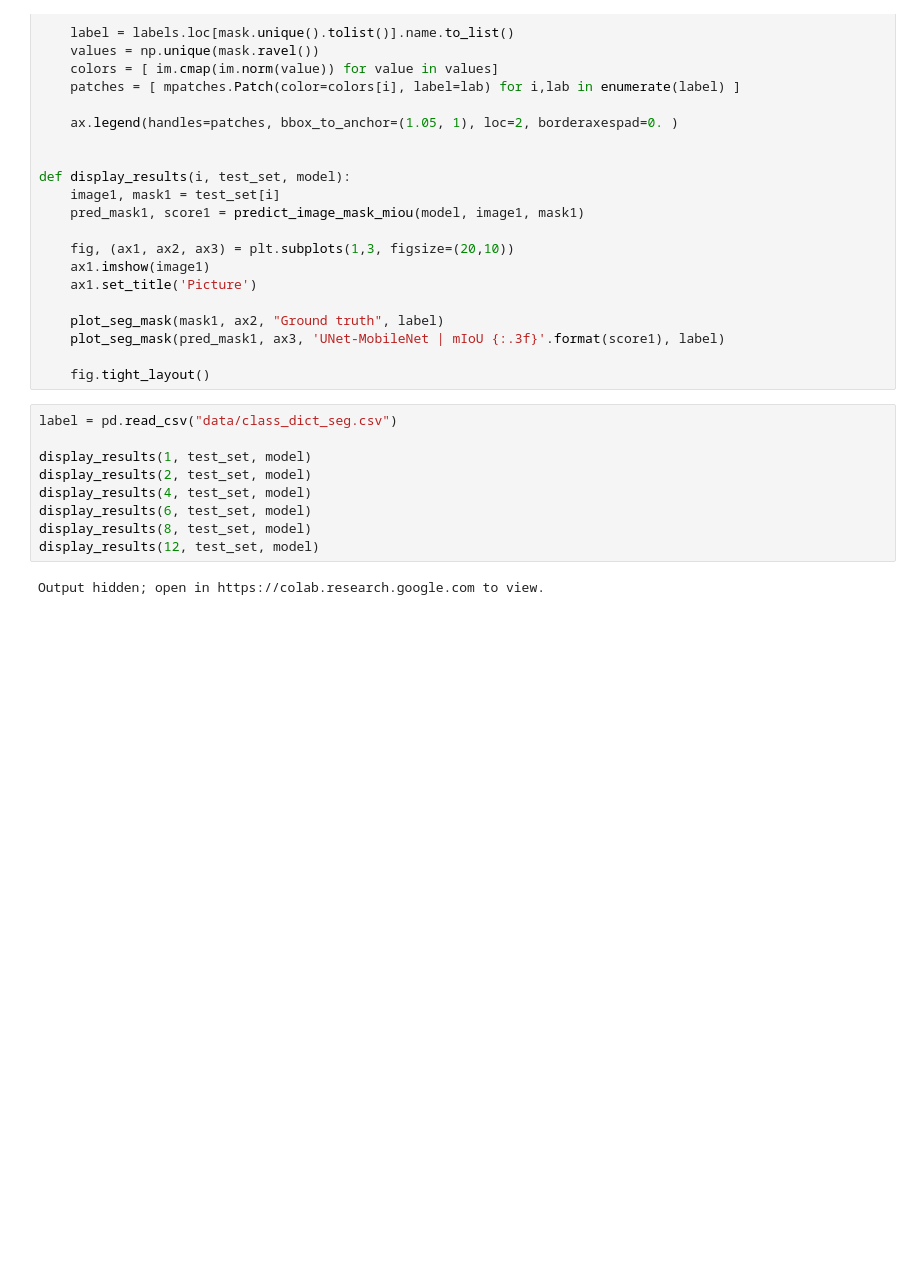
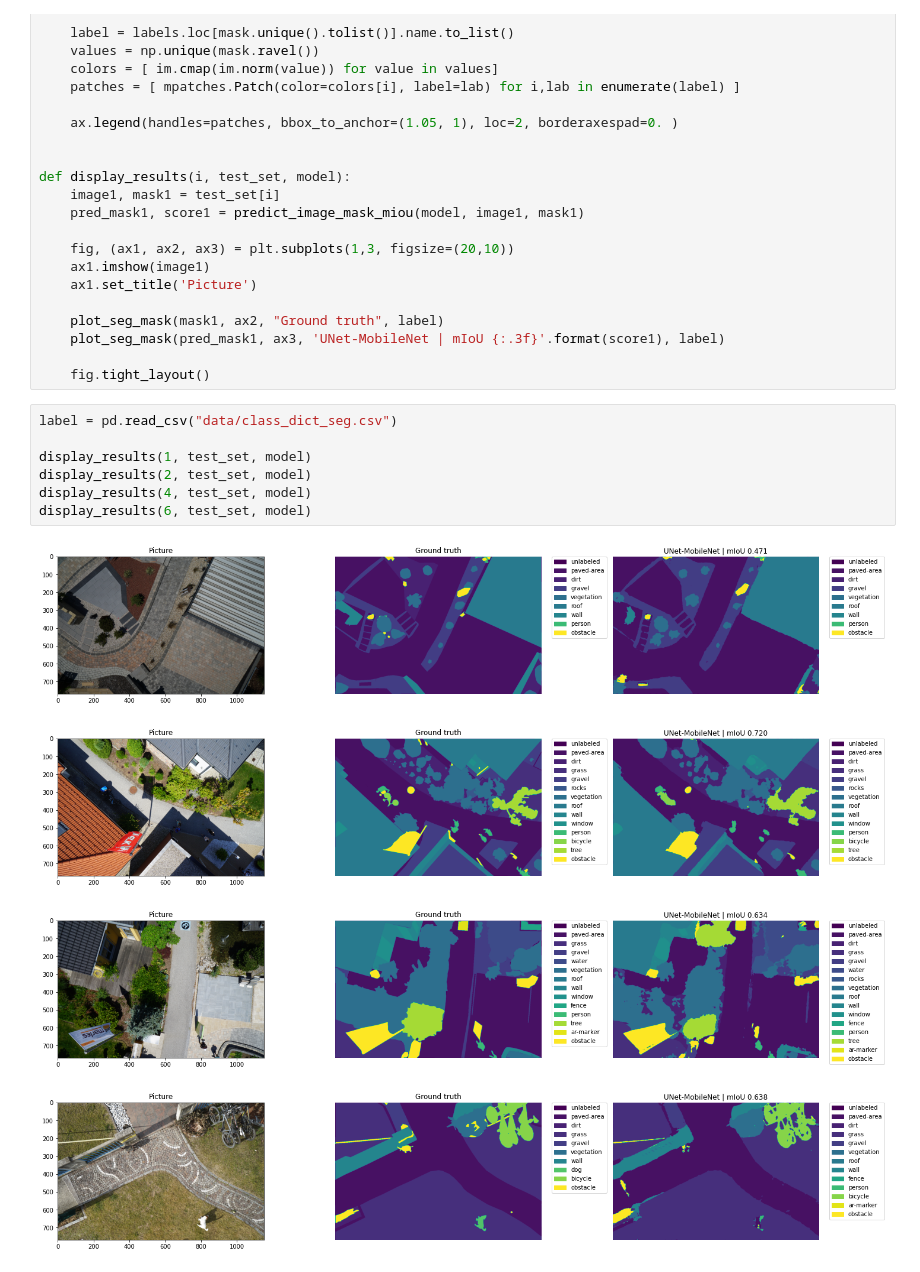
Before and after one commit to yann-ro/deep-aerial, a Jupyter notebook: drone-image-segmentation.ipynb, the cells around one changed output. Saved outputs shown, nothing was run; the diff lists cells and outputs as text; blank space fills up the shorter version.

```diff
--- a/drone-image-segmentation.ipynb
+++ b/drone-image-segmentation.ipynb
@@ -491,11 +491,12 @@ def display_results(i, test_set, model):
 # %%
 label = pd.read_csv("data/class_dict_seg.csv")
 
 display_results(1, test_set, model)
 display_results(2, test_set, model)
 display_results(4, test_set, model)
 display_results(6, test_set, model)
-display_results(8, test_set, model)
-display_results(12, test_set, model)
 # %% [output]
-Output hidden; open in https://colab.research.google.com to view.
+[figure, added]
+[figure, added]
+[figure, added]
+[figure, added]
```
